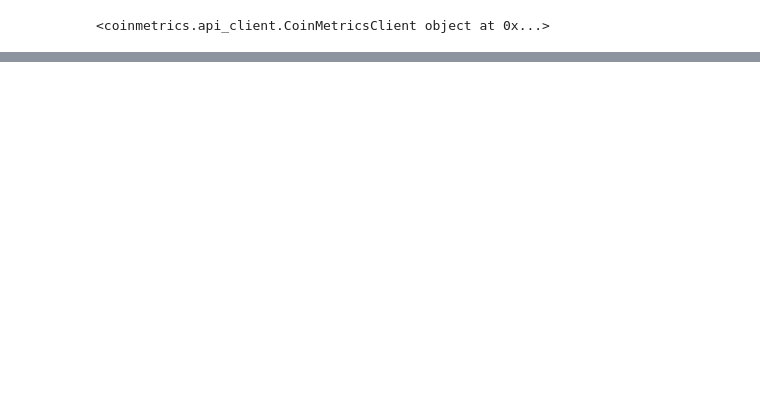
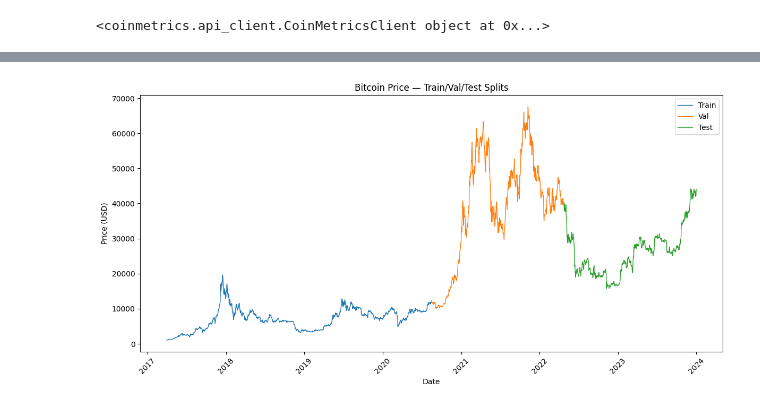
Before and after one commit to Rezmana/COMP-3071-TradingBot, a Jupyter notebook: OnChainAnalysis/LSTM.ipynb, the cells around one changed output, grey strips where cells are left out. Saved outputs shown, nothing was run; the diff lists cells and outputs as text; code cells hidden in the pictures; blank space fills up the shorter version.

```diff
--- a/OnChainAnalysis/LSTM.ipynb
+++ b/OnChainAnalysis/LSTM.ipynb
@@ -91,3 +156,44 @@ X_val, X_test, y_val, y_test = train_test_split(X_temp, y_temp, test_size=0.5, s
+# %%
+import matplotlib.pyplot as plt
+
+# ---- assume you’ve just run these splits ----
+# X_train, X_temp, y_train, y_temp = train_test_split(X_seq, y_seq, test_size=0.5, shuffle=False)
+# X_val,   X_test, y_val,   y_test   = train_test_split(X_temp, y_temp, test_size=0.5, shuffle=False)
+# ---------------------------------------------
+
+# Reconstruct the “date” axis for each sequence sample
+# (you should still have your original df in this notebook)
+dates = df['time'].iloc[time_steps:].reset_index(drop=True)
+
+# How many samples in each split?
+n_train = len(y_train)
+n_val   = len(y_val)
+n_test  = len(y_test)
+
+# Slice the dates for each set
+dates_train = dates[:n_train]
+dates_val   = dates[n_train:n_train + n_val]
+dates_test  = dates[n_train + n_val:n_train + n_val + n_test]
+
+# Extract the actual (inverse‐scaled) prices from your scaler
+y_train_actual = scaler_y.inverse_transform(y_train).flatten()
+y_val_actual   = scaler_y.inverse_transform(y_val).flatten()
+y_test_actual  = scaler_y.inverse_transform(y_test).flatten()
+
+# Plot them all on one time‐series
+plt.figure(figsize=(12, 6))
+plt.plot(dates_train, y_train_actual, label='Train',   linewidth=1)
+plt.plot(dates_val,   y_val_actual,   label='Val',     linewidth=1)
+plt.plot(dates_test,  y_test_actual,  label='Test',    linewidth=1)
+plt.title("Bitcoin Price — Train/Val/Test Splits")
+plt.xlabel("Date")
+plt.ylabel("Price (USD)")
+plt.legend()
+plt.xticks(rotation=45)
+plt.tight_layout()
+plt.show()
+# %% [output]
+[figure, added]
 # %%
 # Building the LSTM model
 
```
Also changed, not shown: parts of 19 cells of this notebook, 3 other files.
